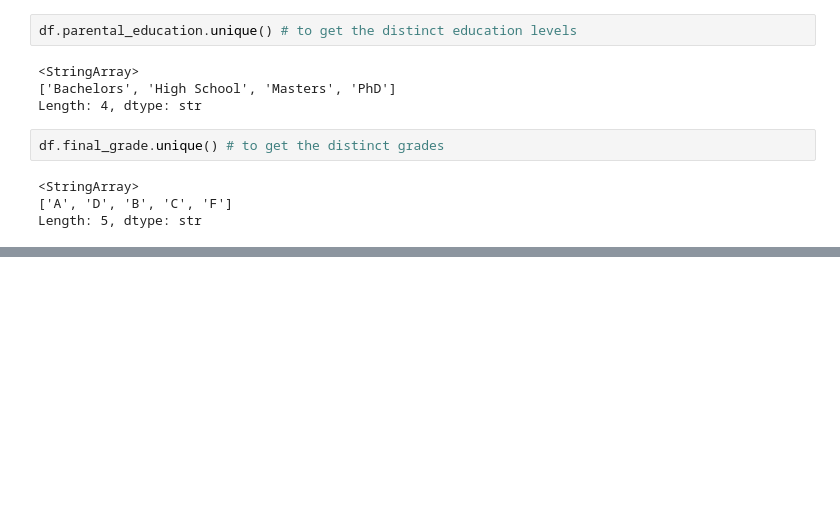
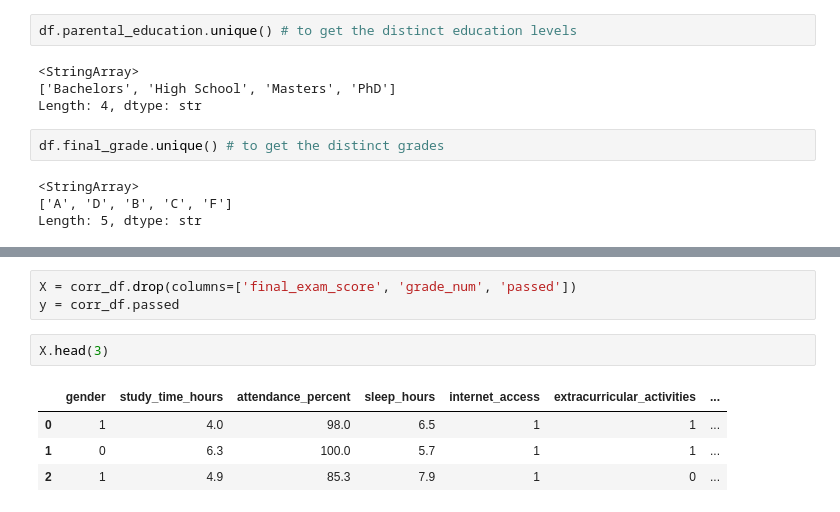
Before and after one commit to brian-seekar/ds-class, a Jupyter notebook: ml-stuff.ipynb, the cells around one changed output, grey strips where cells are left out. Saved outputs shown, nothing was run; the diff lists cells and outputs as text; blank space fills up the shorter version.

```diff
--- a/ml-stuff.ipynb
+++ b/ml-stuff.ipynb
@@ -294,0 +332,10 @@ i'll delete them next time. exhausted. see you on wednesday if you want.
+# %%
+X = corr_df.drop(columns=['final_exam_score', 'grade_num', 'passed'])
+y = corr_df.passed
+# %%
+X.head(3)
+# %% [output]
+|  | gender | study_time_hours | attendance_percent | sleep_hours | internet_access | extracurricular_activities | ... |
+| 0 | 1 | 4.0 | 98.0 | 6.5 | 1 | 1 | ... |
+| 1 | 0 | 6.3 | 100.0 | 5.7 | 1 | 1 | ... |
+| 2 | 1 | 4.9 | 85.3 | 7.9 | 1 | 0 | ... |
```
Also changed, not shown: parts of 23 cells of this notebook.
